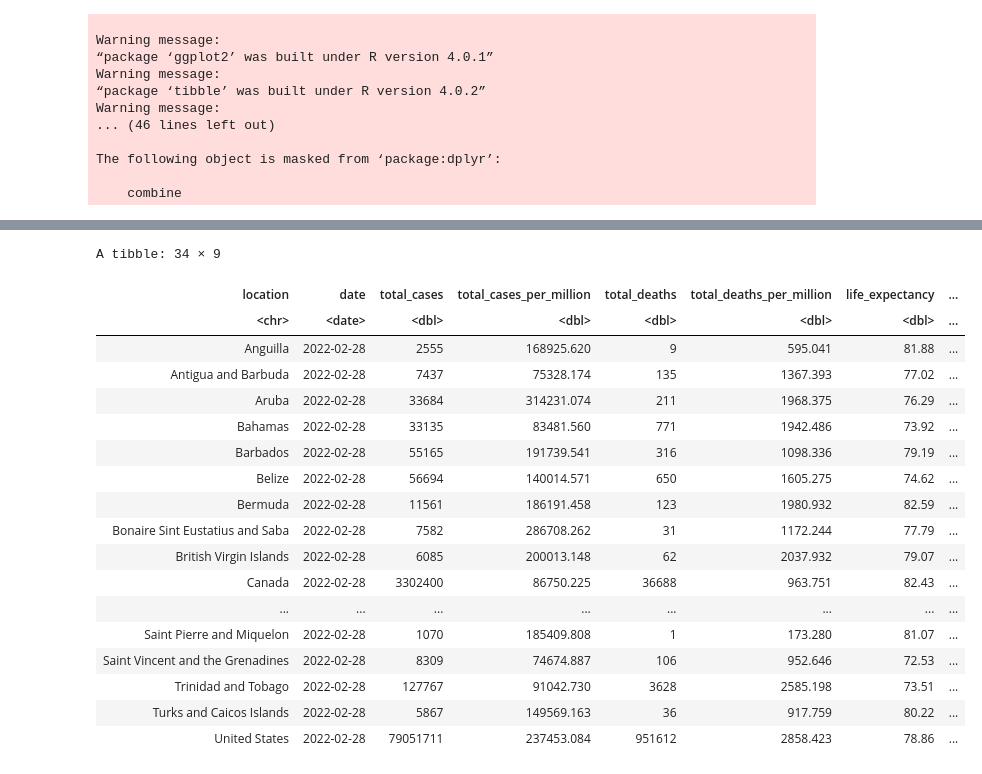
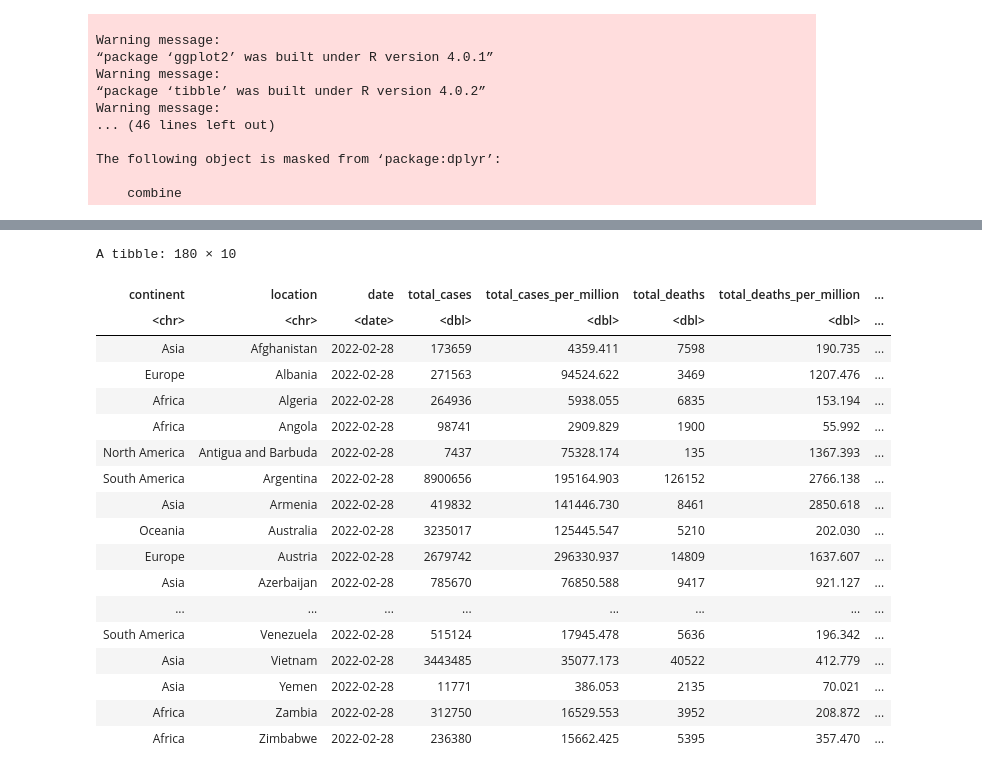
Before and after one commit to jerryyvn/DSCI-Group-11-Project, a Jupyter notebook: project_proposal.ipynb, the cells around one changed output, grey strips where cells are left out. Cells and saved outputs as stored; diff of their text form; code cells hidden in the pictures.

```diff
--- a/project_proposal.ipynb
+++ b/project_proposal.ipynb
@@ -84,30 +65,38 @@ A spec_tbl_df: 173027 × 67
 # %%
 # FILTER RELEVANT COLS
 
-filtered_covid_data <- filter(covid_data, continent == "North America", date == "2022-02-28")
-relevant_covid_data <- filtered_covid_data %>%
-            select(location, date, total_cases, total_cases_per_million, total_deaths, total_deaths_per_million, life_expectancy,
-                   gdp_per_capita, human_development_index) %>%
-            filter(!is.na(total_cases))
-#Data with NA values
+# filtered_covid_data <- filter(covid_data, continent == "North America", date == "2022-02-28")
+# relevant_covid_data <- filtered_covid_data %>%
+#             select(location, date, total_cases, total_cases_per_million, total_deaths, total_deaths_per_million, life_expectancy,
+#                    gdp_per_capita, human_development_index) %>%
+#             filter(!is.na(total_cases))
+filtered_covid_data = filter(covid_data, date == "2022-02-28")
+relevant_covid_data = filtered_covid_data %>%
+                        select(continent, location, date, total_cases, total_cases_per_million, total_deaths, total_deaths_per_million, life_expectancy,
+                               gdp_per_capita, human_development_index) %>%
+                        filter(!is.na(total_cases), !is.na(gdp_per_capita), !is.na(human_development_index), !is.na(total_deaths),
+                                !is.na(total_deaths_per_million), !is.na(continent))
+
+# map(relevant_covid_data, ~sum(is.na(.)))
+#Data without NA values
 relevant_covid_data
 # %% [output]
-A tibble: 34 × 9
+A tibble: 180 × 10
-| location | date | total_cases | total_cases_per_million | total_deaths | total_deaths_per_million | life_expectancy | ... |
-| <chr> | <date> | <dbl> | <dbl> | <dbl> | <dbl> | <dbl> | ... |
-| Anguilla | 2022-02-28 | 2555 | 168925.620 | 9 | 595.041 | 81.88 | ... |
-| Antigua and Barbuda | 2022-02-28 | 7437 | 75328.174 | 135 | 1367.393 | 77.02 | ... |
-| Aruba | 2022-02-28 | 33684 | 314231.074 | 211 | 1968.375 | 76.29 | ... |
-| Bahamas | 2022-02-28 | 33135 | 83481.560 | 771 | 1942.486 | 73.92 | ... |
-| Barbados | 2022-02-28 | 55165 | 191739.541 | 316 | 1098.336 | 79.19 | ... |
-| Belize | 2022-02-28 | 56694 | 140014.571 | 650 | 1605.275 | 74.62 | ... |
-| Bermuda | 2022-02-28 | 11561 | 186191.458 | 123 | 1980.932 | 82.59 | ... |
-| Bonaire Sint Eustatius and Saba | 2022-02-28 | 7582 | 286708.262 | 31 | 1172.244 | 77.79 | ... |
-| British Virgin Islands | 2022-02-28 | 6085 | 200013.148 | 62 | 2037.932 | 79.07 | ... |
-| Canada | 2022-02-28 | 3302400 | 86750.225 | 36688 | 963.751 | 82.43 | ... |
+| continent | location | date | total_cases | total_cases_per_million | total_deaths | total_deaths_per_million | ... |
+| <chr> | <chr> | <date> | <dbl> | <dbl> | <dbl> | <dbl> | ... |
+| Asia | Afghanistan | 2022-02-28 | 173659 | 4359.411 | 7598 | 190.735 | ... |
+| Europe | Albania | 2022-02-28 | 271563 | 94524.622 | 3469 | 1207.476 | ... |
+| Africa | Algeria | 2022-02-28 | 264936 | 5938.055 | 6835 | 153.194 | ... |
+| Africa | Angola | 2022-02-28 | 98741 | 2909.829 | 1900 | 55.992 | ... |
+| North America | Antigua and Barbuda | 2022-02-28 | 7437 | 75328.174 | 135 | 1367.393 | ... |
+| South America | Argentina | 2022-02-28 | 8900656 | 195164.903 | 126152 | 2766.138 | ... |
+| Asia | Armenia | 2022-02-28 | 419832 | 141446.730 | 8461 | 2850.618 | ... |
+| Oceania | Australia | 2022-02-28 | 3235017 | 125445.547 | 5210 | 202.030 | ... |
+| Europe | Austria | 2022-02-28 | 2679742 | 296330.937 | 14809 | 1637.607 | ... |
+| Asia | Azerbaijan | 2022-02-28 | 785670 | 76850.588 | 9417 | 921.127 | ... |
 | ... | ... | ... | ... | ... | ... | ... | ... |
-| Saint Pierre and Miquelon | 2022-02-28 | 1070 | 185409.808 | 1 | 173.280 | 81.07 | ... |
-| Saint Vincent and the Grenadines | 2022-02-28 | 8309 | 74674.887 | 106 | 952.646 | 72.53 | ... |
-| Trinidad and Tobago | 2022-02-28 | 127767 | 91042.730 | 3628 | 2585.198 | 73.51 | ... |
-| Turks and Caicos Islands | 2022-02-28 | 5867 | 149569.163 | 36 | 917.759 | 80.22 | ... |
-| United States | 2022-02-28 | 79051711 | 237453.084 | 951612 | 2858.423 | 78.86 | ... |
+| South America | Venezuela | 2022-02-28 | 515124 | 17945.478 | 5636 | 196.342 | ... |
+| Asia | Vietnam | 2022-02-28 | 3443485 | 35077.173 | 40522 | 412.779 | ... |
+| Asia | Yemen | 2022-02-28 | 11771 | 386.053 | 2135 | 70.021 | ... |
+| Africa | Zambia | 2022-02-28 | 312750 | 16529.553 | 3952 | 208.872 | ... |
+| Africa | Zimbabwe | 2022-02-28 | 236380 | 15662.425 | 5395 | 357.470 | ... |
```
Also changed, not shown: parts of 11 cells of this notebook.
